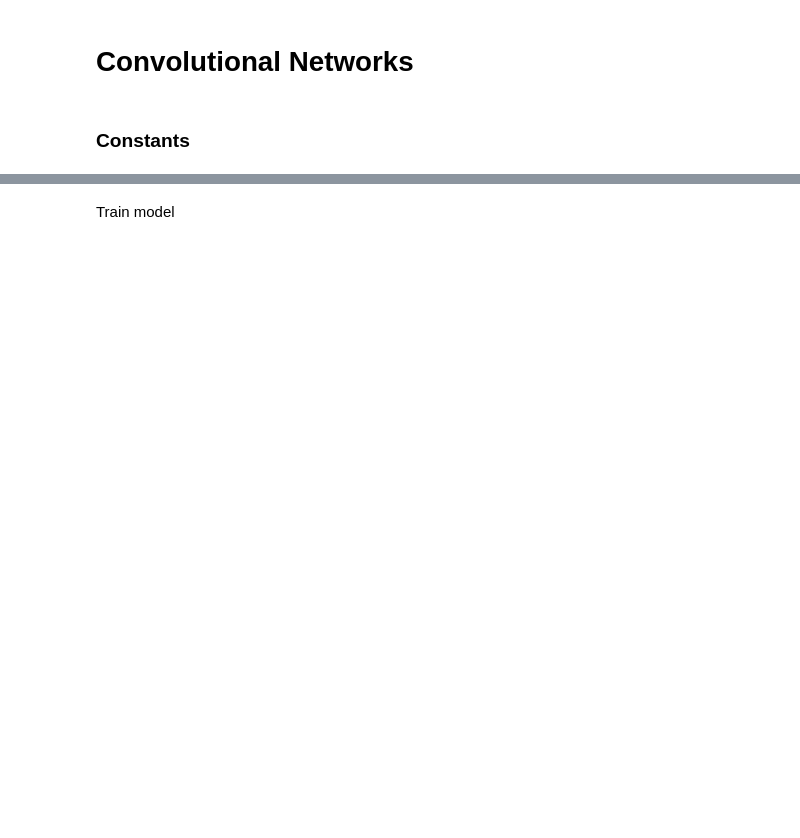
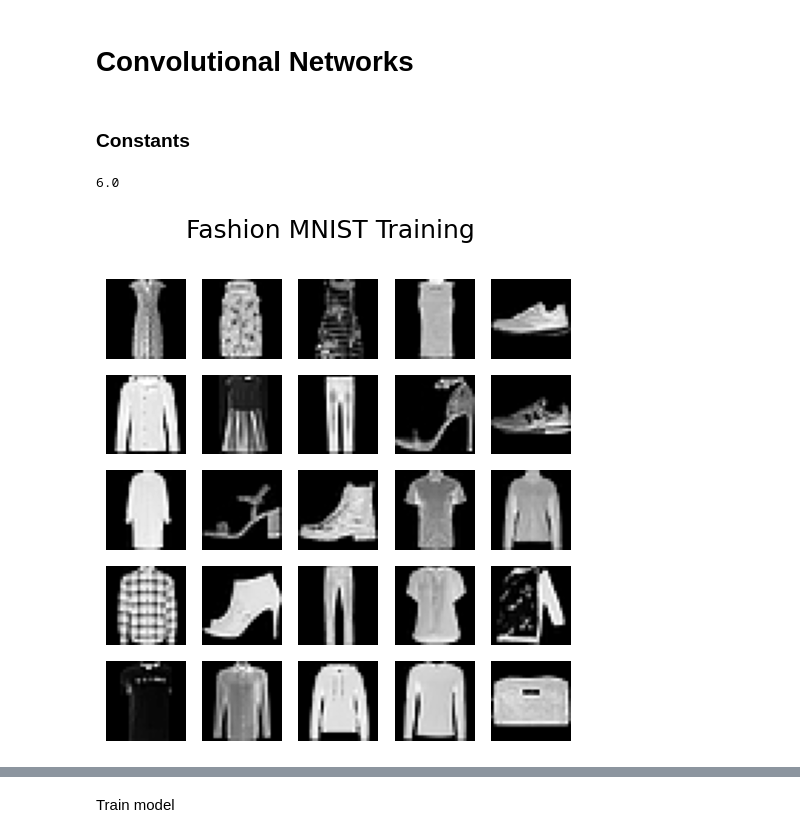
Before and after one commit to ghif/keras-poc, a Jupyter notebook: fashionmnist/conv-classification.ipynb, the cells around one changed output, grey strips where cells are left out. Cells and saved outputs as stored; diff of their text form; code cells hidden in the pictures; blank space fills up the shorter version.

Commit message:
visualize images

```diff
--- a/fashionmnist/conv-classification.ipynb
+++ b/fashionmnist/conv-classification.ipynb
@@ -37,3 +39,31 @@ dataset_test = tf.data.Dataset.from_tensor_slices((x_test, y_test))
 # Shuffle and batch
 dataset = dataset.shuffle(buffer_size=1024).batch(BATCH)
 dataset_test = dataset_test.batch(BATCH)
+# %%
+n_samples = 30
+np.sqrt(n_samples)
+np.ceil(np.sqrt(n_samples))
+# %% [output]
+6.0
+# %%
+def visualize_dataset(dataset, title="Untitled", n_samples=9):
+    plt.figure(figsize=(6, 6)).suptitle(title, fontsize=18)
+
+    # decide subplot dimension
+    d = np.sqrt(n_samples)
+    d = np.ceil(d).astype("uint8")
+
+    for i, samples in enumerate(iter(dataset.take(n_samples))):
+        images = samples[0]
+        plt.subplot(d, d, i + 1)
+        img = images[0].numpy()
+        vmin = np.min(img)
+        vmax = np.max(img)
+        plt.imshow(img, cmap="gray", vmin=vmin, vmax=vmax)
+        plt.axis("off")
+    plt.show()
+# %%
+# Visualize training samples
+visualize_dataset(dataset, title="Fashion MNIST Training", n_samples=25)
+# %% [output]
+[figure, added]
```
Also changed, not shown: parts of 4 cells of this notebook.
